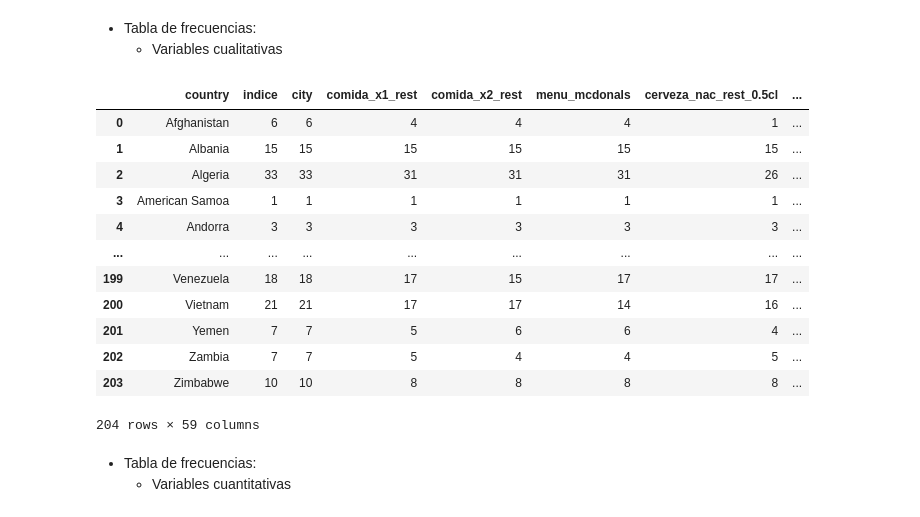
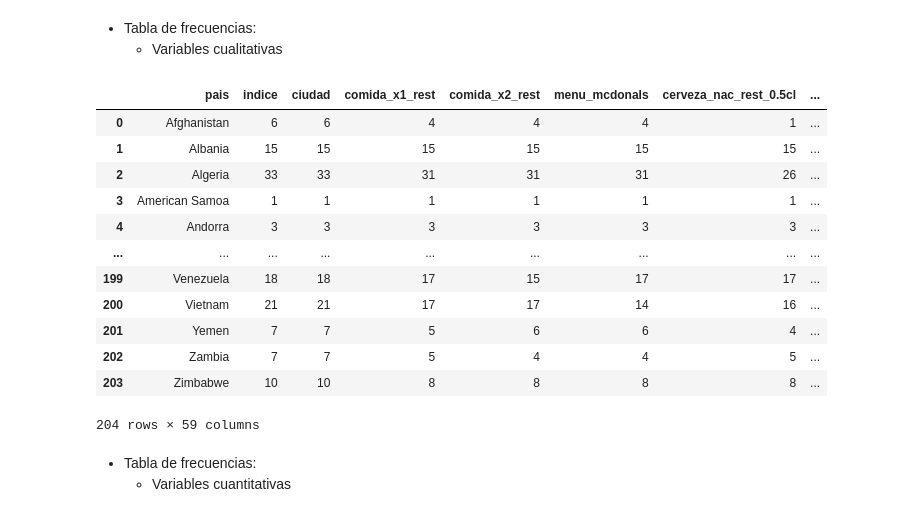
Before and after one commit to natigl/DA-bootcamp-estadistica-pandas-numpy-viz, a Jupyter notebook: estadistica/pair_programming_estadistica_2.ipynb, the cells around one changed output. Saved outputs shown, nothing was run; the diff lists cells and outputs as text; code cells hidden in the pictures.

```diff
--- a/estadistica/pair_programming_estadistica_2.ipynb
+++ b/estadistica/pair_programming_estadistica_2.ipynb
@@ -23,6 +23,10 @@ from pydataset import data
 # %%
 #abrimos el archivo y lo almacenamos en el df sobre el que trabajaremos
 df = pd.read_csv("cost_of_living2.csv", index_col = 0)
+# %%
+columnas_nuevas = {'city': 'ciudad', 'country': 'pais'}
+# %%
+df.rename(columns = columnas_nuevas, inplace = True)
 # %%
 #Hacemos el analisis exploratorio del DataFrame
 #def analisis_exploratorio (datas):
@@ -132,10 +131,10 @@ La mediana nos indica que menos del 50% de la población cobra por debajo de los
 - Tabla de frecuencias:
     - Variables cualitativas
 # %%
-df_groupby = df.groupby(["country"]).count().reset_index()
+df_groupby = df.groupby(["pais"]).count().reset_index()
 df_groupby
 # %% [output]
-|  | country | indice | city | comida_x1_rest | comida_x2_rest | menu_mcdonals | cerveza_nac_rest_0.5cl | ... |
+|  | pais | indice | ciudad | comida_x1_rest | comida_x2_rest | menu_mcdonals | cerveza_nac_rest_0.5cl | ... |
 | 0 | Afghanistan | 6 | 6 | 4 | 4 | 4 | 1 | ... |
 | 1 | Albania | 15 | 15 | 15 | 15 | 15 | 15 | ... |
 | 2 | Algeria | 33 | 33 | 31 | 31 | 31 | 26 | ... |
```
Also changed, not shown: parts of 14 cells of this notebook.
